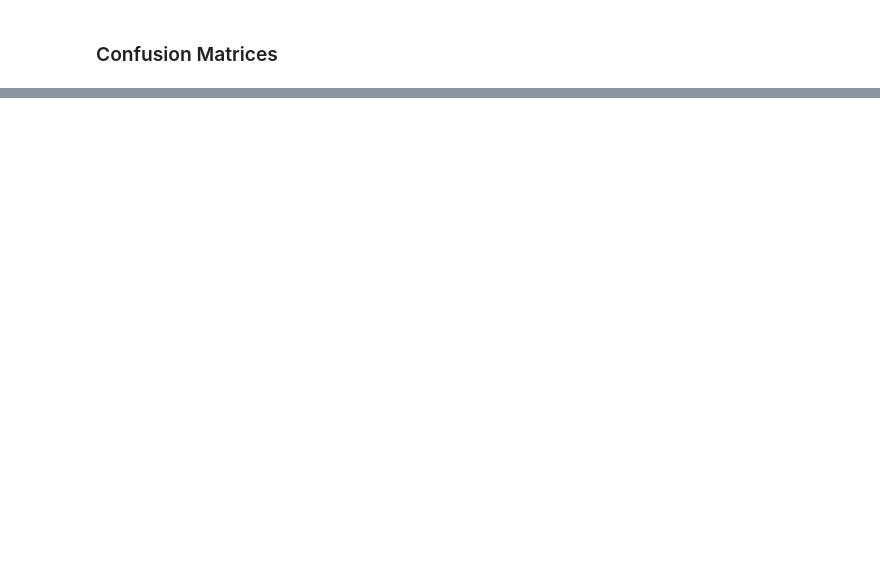
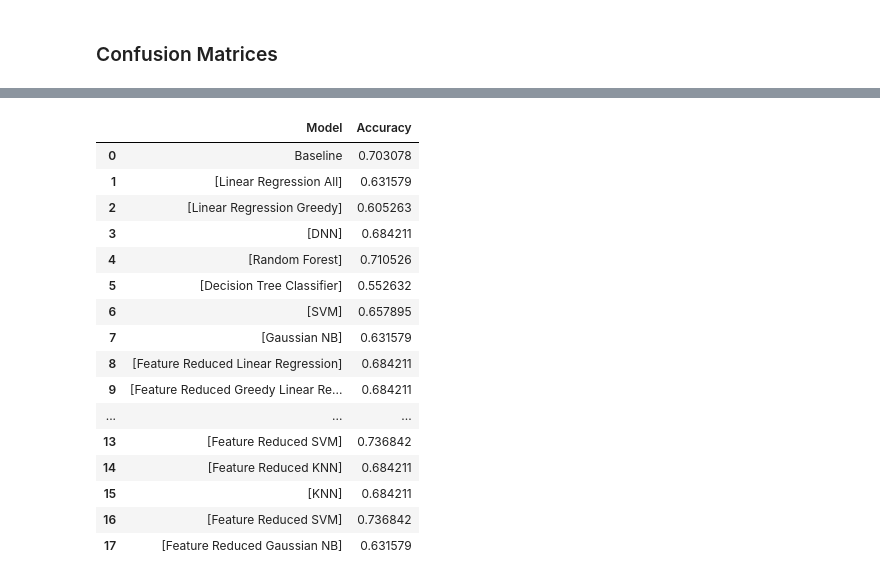
Before and after one commit to jackdorner/CSC2621FinalProject, a Jupyter notebook: FinalProject_cleaned.ipynb, the cells around one changed output, grey strips where cells are left out. Drawn from its saved outputs; the diff is of its cells as text; code cells hidden in the pictures; blank space fills up the shorter version.

```diff
--- a/FinalProject_cleaned.ipynb
+++ b/FinalProject_cleaned.ipynb
@@ -706,11 +905,11 @@ print("Accuracy:", accuracy_score(y_test, preds_rf))
 # %% [markdown]
 ### KNN
 # %%
-neigh = KNeighborsClassifier(n_neighbors=100)
+neigh = KNeighborsClassifier(n_neighbors=5)
 neigh.fit(X_train, y_train)
 
 preds_knn = neigh.predict(X_test)
-new_row = {'Model': 'Feature Reduced KNN', 'Accuracy': accuracy_score(y_test, preds_knn)}
+new_row = {'Model': ['Feature Reduced KNN'], 'Accuracy': accuracy_score(y_test, preds_knn)}
 model_results_df.loc[len(model_results_df)] = new_row
 print("KNN")
 print("Accuracy:", accuracy_score(y_test, preds_knn))
@@ -721,7 +923,7 @@ dtc = DecisionTreeClassifier(random_state=0)
 dtc.fit(X_train, y_train)
 
 preds_dtc = dtc.predict(X_test)
-new_row = {'Model': 'Feature Reduced Decision Tree Classifier', 'Accuracy': accuracy_score(y_test, preds_dtc)}
+new_row = {'Model': ['Feature Reduced Decision Tree Classifier'], 'Accuracy': accuracy_score(y_test, preds_dtc)}
 model_results_df.loc[len(model_results_df)] = new_row
 print("Decision Tree")
 print("Accuracy:", accuracy_score(y_test, preds_dtc))
@@ -732,7 +937,7 @@ svm_model = svm.SVC()
 svm_model.fit(X_train, y_train)
 
 preds_svm = svm_model.predict(X_test)
-new_row = {'Model': 'Feature Reduced SVM', 'Accuracy': accuracy_score(y_test, preds_svm)}
+new_row = {'Model': ['Feature Reduced SVM'], 'Accuracy': accuracy_score(y_test, preds_svm)}
 model_results_df.loc[len(model_results_df)] = new_row
 print("svm")
 print("Accuracy:", accuracy_score(y_test, preds_svm))
@@ -742,7 +950,7 @@ print("Accuracy:", accuracy_score(y_test, preds_svm))
 gnb = GaussianNB()
 
 gnb_preds = gnb.fit(X_train, y_train).predict(X_test)
-new_row = {'Model': 'Feature Reduced Gaussian NB', 'Accuracy': accuracy_score(y_test, gnb_preds)}
+new_row = {'Model': ['Feature Reduced Gaussian NB'], 'Accuracy': accuracy_score(y_test, gnb_preds)}
 model_results_df.loc[len(model_results_df)] = new_row
 print("gaussianNB")
 print("Accuracy:", accuracy_score(y_test, gnb_preds))
@@ -834,0 +1057,20 @@ plt.show()
+# %%
+model_results_df
+# %% [output]
+|  | Model | Accuracy |
+| 0 | Baseline | 0.703078 |
+| 1 | [Linear Regression All] | 0.631579 |
+| 2 | [Linear Regression Greedy] | 0.605263 |
+| 3 | [DNN] | 0.684211 |
+| 4 | [Random Forest] | 0.710526 |
+| 5 | [Decision Tree Classifier] | 0.552632 |
+| 6 | [SVM] | 0.657895 |
+| 7 | [Gaussian NB] | 0.631579 |
+| 8 | [Feature Reduced Linear Regression] | 0.684211 |
+| 9 | [Feature Reduced Greedy Linear Re... | 0.684211 |
+| ... | ... | ... |
+| 13 | [Feature Reduced SVM] | 0.736842 |
+| 14 | [Feature Reduced KNN] | 0.684211 |
+| 15 | [KNN] | 0.684211 |
+| 16 | [Feature Reduced SVM] | 0.736842 |
+| 17 | [Feature Reduced Gaussian NB] | 0.631579 |
```
Also changed, not shown: parts of 32 cells of this notebook.
